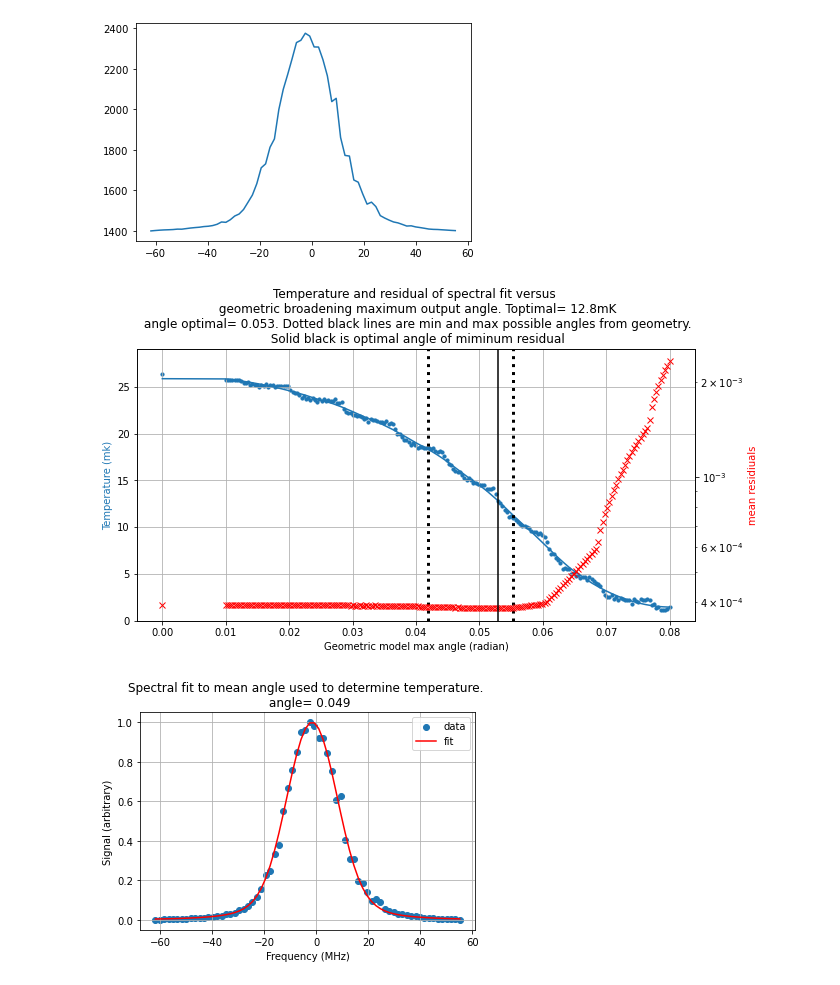
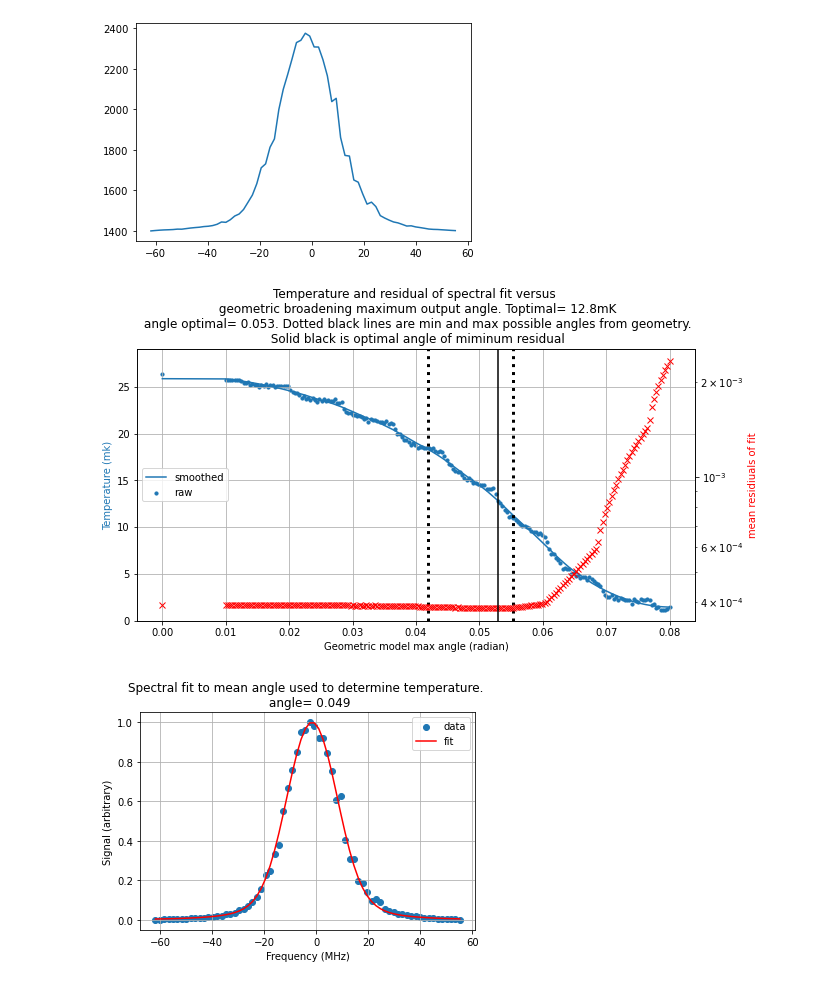
Before and after one commit to BillyTheKidPhysicist/pythonNotebooksAndTools, a Jupyter notebook: farFieldTransTemp.ipynb, the cells around one changed output. Drawn from its saved outputs; the diff is of its cells as text; code cells hidden in the pictures.

```diff
--- a/farFieldTransTemp.ipynb
+++ b/farFieldTransTemp.ipynb
@@ -131,32 +131,33 @@ with mp.Pool() as pool:
 # %%
 from scipy.signal import savgol_filter
 TRough=results[:,0]
 TSmooth=savgol_filter(TRough,71,2)
 
 
 
 fig,ax1=plt.subplots(figsize=(10,5))
 ax1.set_ylabel('Temperature (mk)',c='C0')
 ax1.set_xlabel('Geometric model max angle (radian)')
-ax1.plot(angleArr,TSmooth)
-ax1.scatter(angleArr,TRough,s=10)
+ax1.plot(angleArr,TSmooth,label='smoothed')
+ax1.scatter(angleArr,TRough,s=10,label='raw')
 ax1.axvline(x=angleMax,c='black',linestyle=':',linewidth=3)
 ax1.axvline(x=angleMin,c='black',linestyle=':',linewidth=3)
 ax1.set_ylim([0.0,TRough.max()*1.1])
+ax1.legend(loc='center left')
 ax2=ax1.twinx()
 ax2.semilogy(angleArr,results[:,1],c='r',linewidth=0.0,marker='x')
-ax2.set_ylabel("mean residiuals",color='r')
+ax2.set_ylabel("mean residiuals of fit",color='r')
 angleOptimal=angleArr[np.argmin(results[:,1])]
 TOptimal=TSmooth[np.argmin(results[:,1])]
 ax2.axvline(x=angleOptimal,c='black')
 ax2.tick_params(axis='y')
 ax1.grid()
 plt.title("Temperature and residual of spectral fit versus \n geometric broadening maximum output angle. Toptimal= "+str(np.round(TOptimal,1))+ 'mK'
           + '\n angle optimal= '+str(np.round(angleOptimal,3))+'. Dotted black lines are min and max possible angles from geometry.'
                                                                '\n Solid black is optimal angle of miminum residual')
 plt.show()
 # %% [output]
-[figure, old version]
+[figure, new version]
 # %%
 #show fit of the mean angle
 v0=210.0
```
Also changed, not shown: parts of 6 cells of this notebook, 1 other file.
